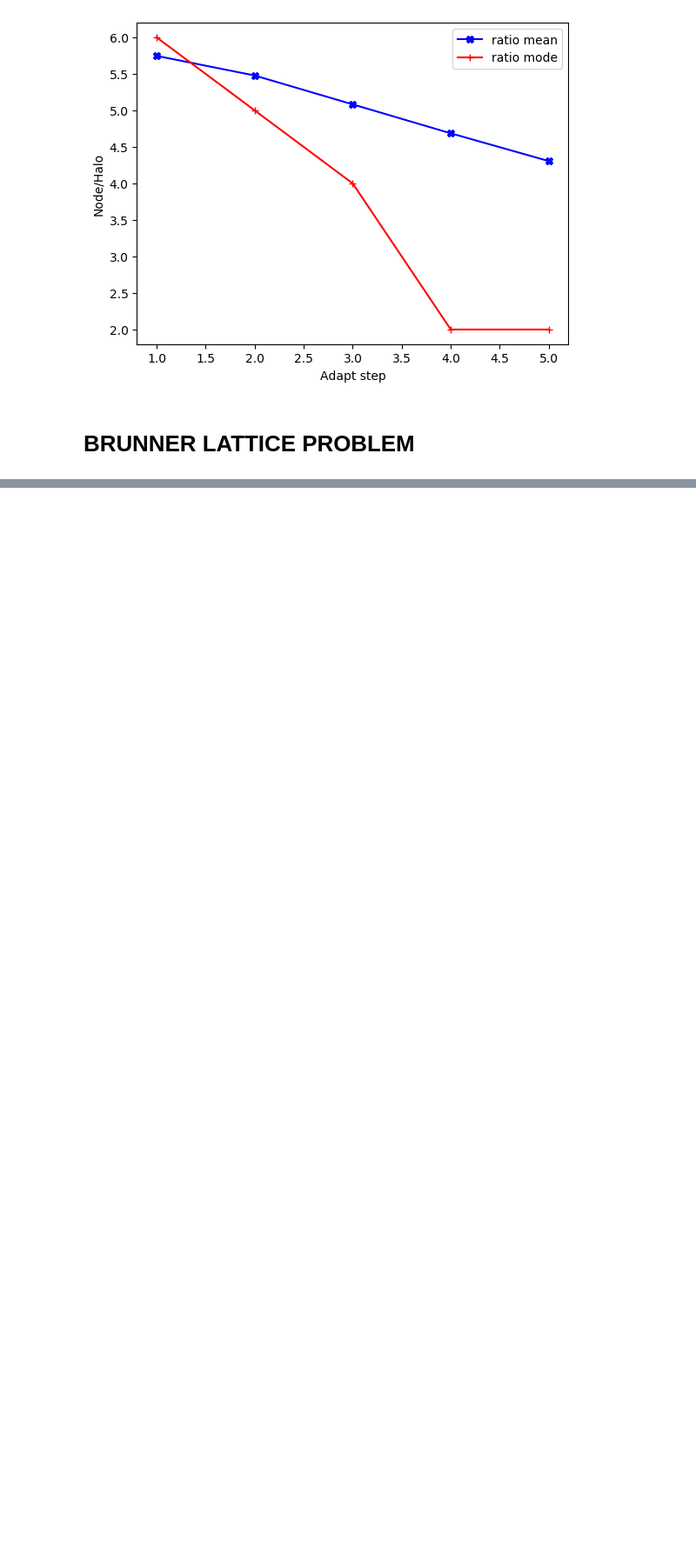
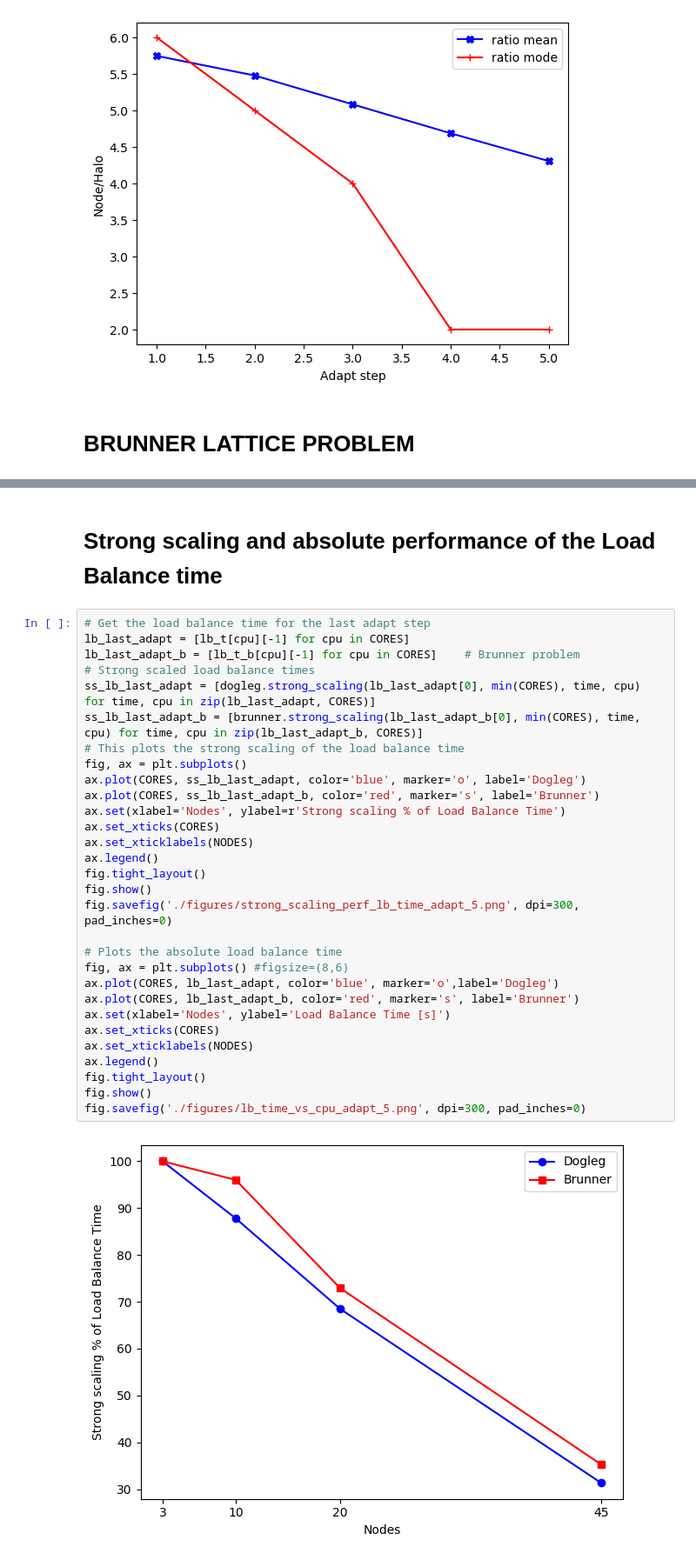
Before and after one commit to GNikit/ARCHER_strong_scaling, a Jupyter notebook: notebooks/M&C2019_presentation_figures.ipynb, the cells around one changed output, grey strips where cells are left out. Shown at 87% size. Drawn from its saved outputs; the diff is of its cells as text; blank space fills up the shorter version.

```diff
--- a/notebooks/M&C2019_presentation_figures.ipynb
+++ b/notebooks/M&C2019_presentation_figures.ipynb
@@ -357,3 +408,37 @@ fig.show()
 [figure]
 [figure]
 [figure]
+# %% [markdown]
+ # Strong scaling and absolute performance of the Load Balance time
+# %%
+# Get the load balance time for the last adapt step
+lb_last_adapt = [lb_t[cpu][-1] for cpu in CORES]
+lb_last_adapt_b = [lb_t_b[cpu][-1] for cpu in CORES]    # Brunner problem
+# Strong scaled load balance times
+ss_lb_last_adapt = [dogleg.strong_scaling(lb_last_adapt[0], min(CORES), time, cpu) for time, cpu in zip(lb_last_adapt, CORES)]
+ss_lb_last_adapt_b = [brunner.strong_scaling(lb_last_adapt_b[0], min(CORES), time, cpu) for time, cpu in zip(lb_last_adapt_b, CORES)]
+# This plots the strong scaling of the load balance time
+fig, ax = plt.subplots()
+ax.plot(CORES, ss_lb_last_adapt, color='blue', marker='o', label='Dogleg')
+ax.plot(CORES, ss_lb_last_adapt_b, color='red', marker='s', label='Brunner')
+ax.set(xlabel='Nodes', ylabel=r'Strong scaling % of Load Balance Time')
+ax.set_xticks(CORES)
+ax.set_xticklabels(NODES)
+ax.legend()
+fig.tight_layout()
+fig.show()
+fig.savefig('./figures/strong_scaling_perf_lb_time_adapt_5.png', dpi=300, pad_inches=0)
+
+# Plots the absolute load balance time
+fig, ax = plt.subplots() #figsize=(8,6)
+ax.plot(CORES, lb_last_adapt, color='blue', marker='o',label='Dogleg')
+ax.plot(CORES, lb_last_adapt_b, color='red', marker='s', label='Brunner')
+ax.set(xlabel='Nodes', ylabel='Load Balance Time [s]')
+ax.set_xticks(CORES)
+ax.set_xticklabels(NODES)
+ax.legend()
+fig.tight_layout()
+fig.show()
+fig.savefig('./figures/lb_time_vs_cpu_adapt_5.png', dpi=300, pad_inches=0)
+# %% [output]
+[figure, added]
```
Also changed, not shown: parts of 17 cells of this notebook, 1 other file.
